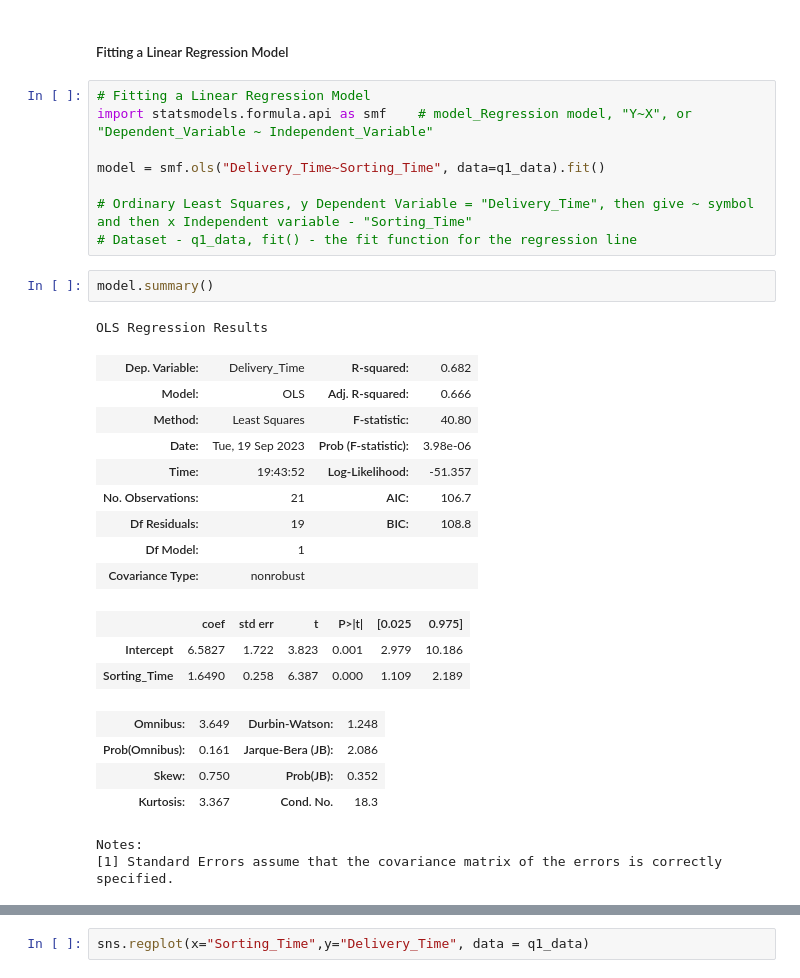
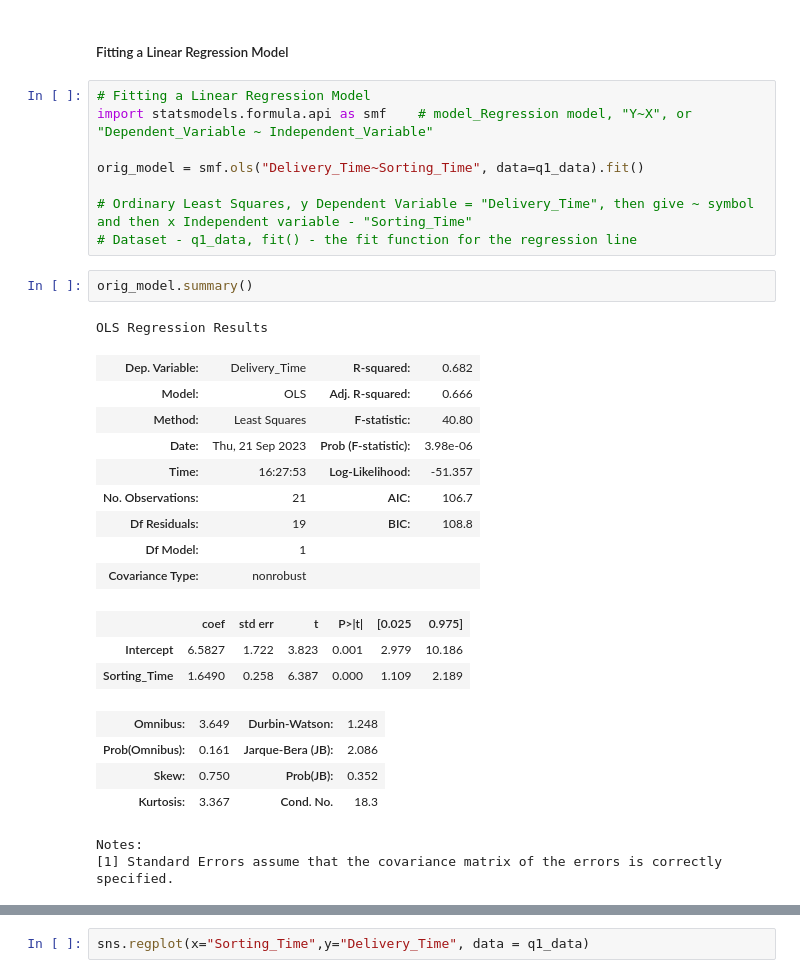
Before and after one commit to clivedandrews/Data_Science, a Jupyter notebook: Assignments/Simple_Linear_Regression/Simple_Linear_Regression.ipynb, the cells around one changed output, grey strips where cells are left out. Cells and saved outputs as stored; diff of their text form.

```diff
--- a/Assignments/Simple_Linear_Regression/Simple_Linear_Regression.ipynb
+++ b/Assignments/Simple_Linear_Regression/Simple_Linear_Regression.ipynb
@@ -290,19 +275,19 @@ https://gist.github.com/mwaskom/de44147ed2974457ad6372750bbe5751
 # Fitting a Linear Regression Model
 import statsmodels.formula.api as smf    # model_Regression model, "Y~X", or "Dependent_Variable ~ Independent_Variable"
 
-model = smf.ols("Delivery_Time~Sorting_Time", data=q1_data).fit()
+orig_model = smf.ols("Delivery_Time~Sorting_Time", data=q1_data).fit()
 
 # Ordinary Least Squares, y Dependent Variable = "Delivery_Time", then give ~ symbol and then x Independent variable - "Sorting_Time"
 # Dataset - q1_data, fit() - the fit function for the regression line
 # %%
-model.summary()
+orig_model.summary()
 # %% [output]
 OLS Regression Results
 | Dep. Variable: | Delivery_Time | R-squared: | 0.682 |
 | Model: | OLS | Adj. R-squared: | 0.666 |
 | Method: | Least Squares | F-statistic: | 40.80 |
-| Date: | Tue, 19 Sep 2023 | Prob (F-statistic): | 3.98e-06 |
-| Time: | 19:43:52 | Log-Likelihood: | -51.357 |
+| Date: | Thu, 21 Sep 2023 | Prob (F-statistic): | 3.98e-06 |
+| Time: | 16:27:53 | Log-Likelihood: | -51.357 |
 | No. Observations: | 21 | AIC: | 106.7 |
 | Df Residuals: | 19 | BIC: | 108.8 |
 | Df Model: | 1 |  |  |
```
Also changed, not shown: parts of 95 cells of this notebook.
